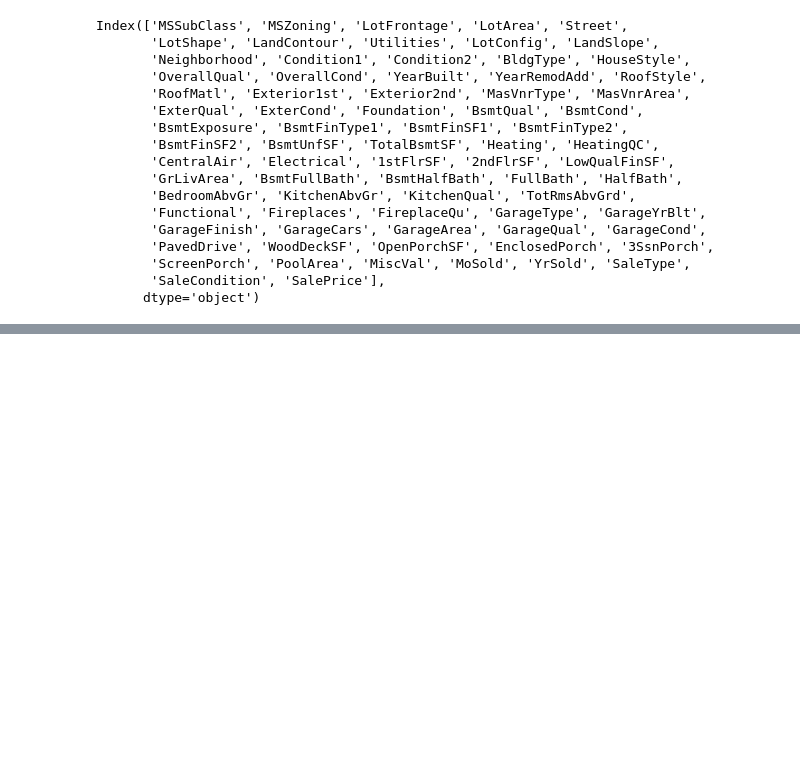
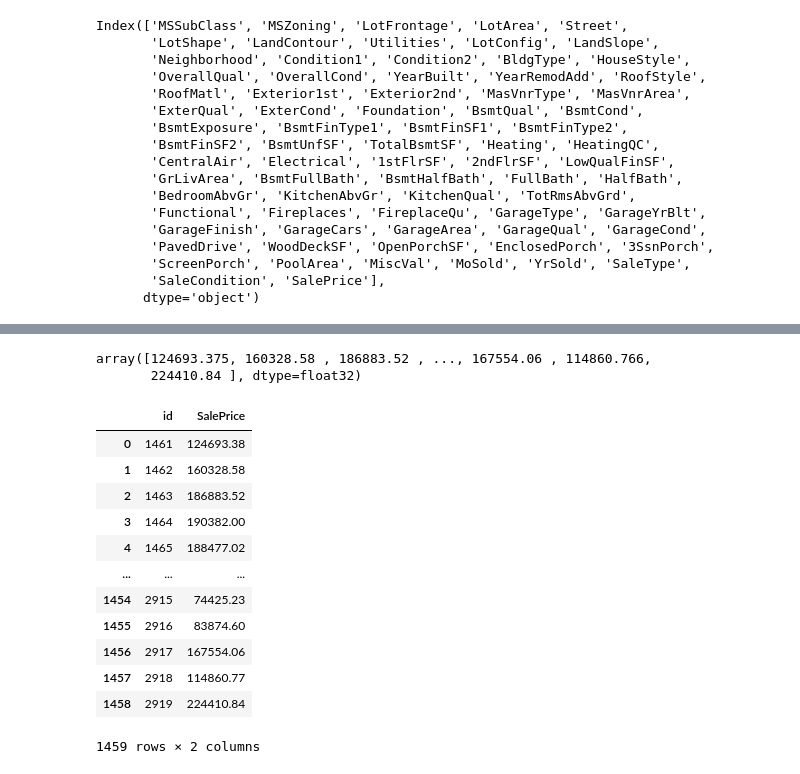
Before and after one commit to akash1309/House-Price-Prediction-Kaggle, a Jupyter notebook: Kaggle_Regression_Using_XGboost.ipynb, the cells around one changed output, grey strips where cells are left out. Cells and saved outputs as stored; diff of their text form; code cells hidden in the pictures; blank space fills up the shorter version.

```diff
--- a/Kaggle_Regression_Using_XGboost.ipynb
+++ b/Kaggle_Regression_Using_XGboost.ipynb
@@ -531,0 +656,39 @@ X = df[['MSSubClass', 'MSZoning', 'LotFrontage', 'LotArea',
+# %%
+for col in cat_cols:
+  df[col] = df[col].cat.codes.values
+# %%
+X_test = df[['MSSubClass', 'MSZoning', 'LotFrontage', 'LotArea','LotShape',
+       'LotConfig','Neighborhood', 'Condition1', 'HouseStyle',
+       'OverallQual', 'OverallCond', 'YearBuilt', 'YearRemodAdd',
+       'Exterior1st', 'Exterior2nd', 'MasVnrType', 'MasVnrArea',
+       'BsmtExposure', 'BsmtFinType1', 'BsmtFinSF1',
+       'BsmtUnfSF', 'TotalBsmtSF','HeatingQC','1stFlrSF', '2ndFlrSF','GrLivArea',
+       'TotRmsAbvGrd','Fireplaces','GarageYrBlt','GarageFinish', 'GarageArea',
+       'WoodDeckSF', 'OpenPorchSF','MoSold', 'YrSold']].values
+# %%
+y_preds = xg_reg.predict(X_test)
+# %%
+y_preds = np.exp(y_preds)
+# %%
+y_preds
+# %% [output]
+array([124693.375, 160328.58 , 186883.52 , ..., 167554.06 , 114860.766,
+       224410.84 ], dtype=float32)
+# %%
+pd.options.display.float_format = '{:.2f}'.format
+submission = pd.DataFrame({'id':df['Id'],'SalePrice':y_preds.flatten().astype('double')})
+submission
+# %% [output]
+|  | id | SalePrice |
+| 0 | 1461 | 124693.38 |
+| 1 | 1462 | 160328.58 |
+| 2 | 1463 | 186883.52 |
+| 3 | 1464 | 190382.00 |
+| 4 | 1465 | 188477.02 |
+| ... | ... | ... |
+| 1454 | 2915 | 74425.23 |
+| 1455 | 2916 | 83874.60 |
+| 1456 | 2917 | 167554.06 |
+| 1457 | 2918 | 114860.77 |
+| 1458 | 2919 | 224410.84 |
+1459 rows × 2 columns
```
Also changed, not shown: parts of 21 cells of this notebook.
